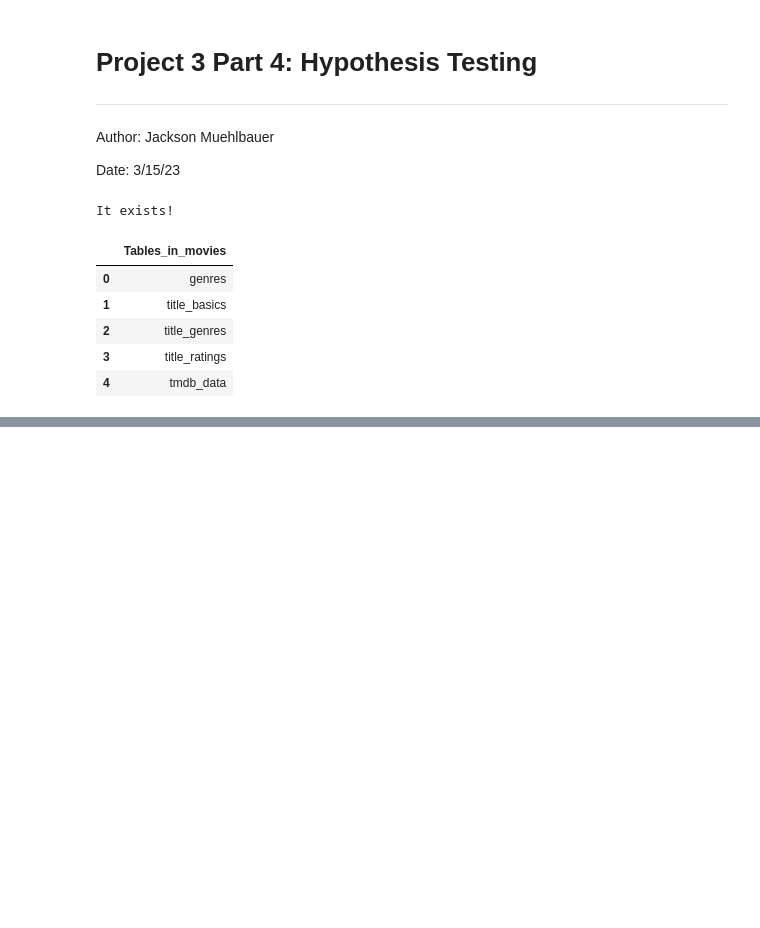
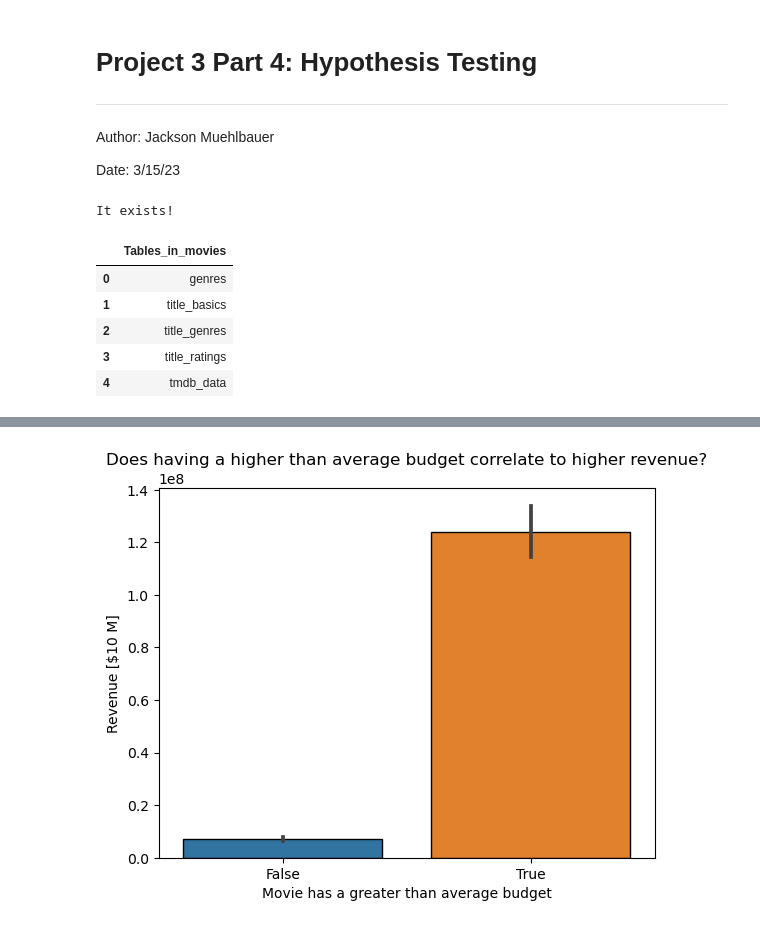
Before and after one commit to JLMuehlbauer/IMDB-Movies-JLM, a Jupyter notebook: Project 3 - Part 4 - Hypothesis Testing.ipynb, the cells around one changed output, grey strips where cells are left out. Cells and saved outputs as stored; diff of their text form; code cells hidden in the pictures; blank space fills up the shorter version.

```diff
--- a/Project 3 - Part 4 - Hypothesis Testing.ipynb
+++ b/Project 3 - Part 4 - Hypothesis Testing.ipynb
@@ -103,0 +289,10 @@ dict_keys(['PG-13', 'R', 'PG', 'G'])
+# %%
+# query for budget and revenue and some financial information
+q = """
+SELECT budget, revenue
+FROM tmdb_data
+WHERE (budget > 0 OR revenue > 0)
+"""
+
+q2 = pd.read_sql(q, engine)
+q2.head()
@@ -103,0 +306,8 @@ dict_keys(['PG-13', 'R', 'PG', 'G'])
+# %%
+# create new bolean column
+# True : budget > mean(budget)
+# False : budget < mean(budget)
+
+mean_budget = q2['budget'].mean()
+q2['greaterThanMean'] = q2['budget'] > mean_budget
+q2.head()
@@ -103,0 +333,9 @@ dict_keys(['PG-13', 'R', 'PG', 'G'])
+# %%
+# vizualize the difference in groups
+plt.figure()
+sns.barplot(data = q2, x = 'greaterThanMean', y = 'revenue', edgecolor = 'k')
+plt.ylabel('Revenue [$10 M]')
+plt.xlabel('Movie has a greater than average budget')
+plt.title('Does having a higher than average budget correlate to higher revenue?');
+# %% [output]
+[figure, added]
```
Also changed, not shown: parts of 59 cells of this notebook, 15 other files.
